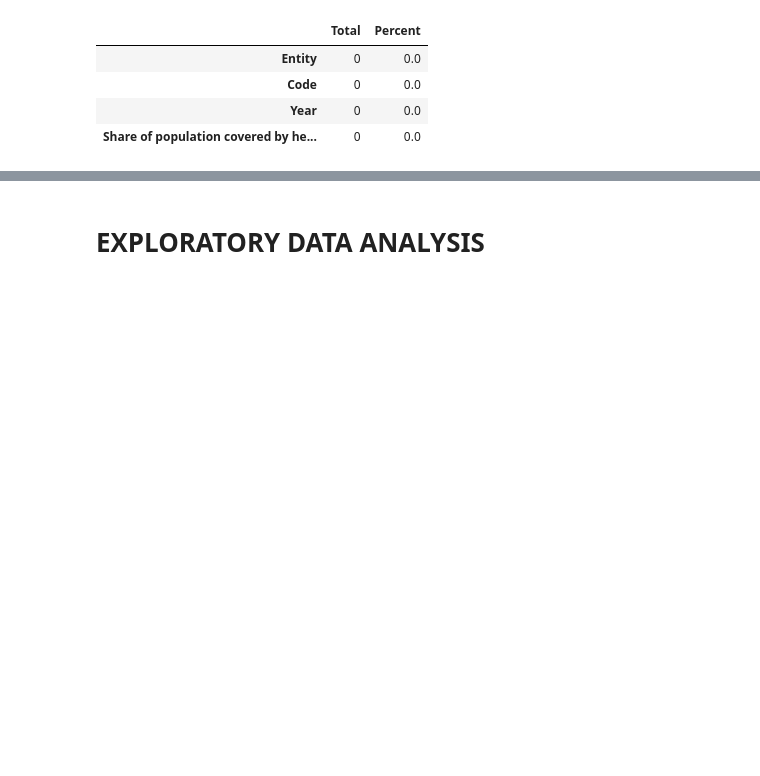
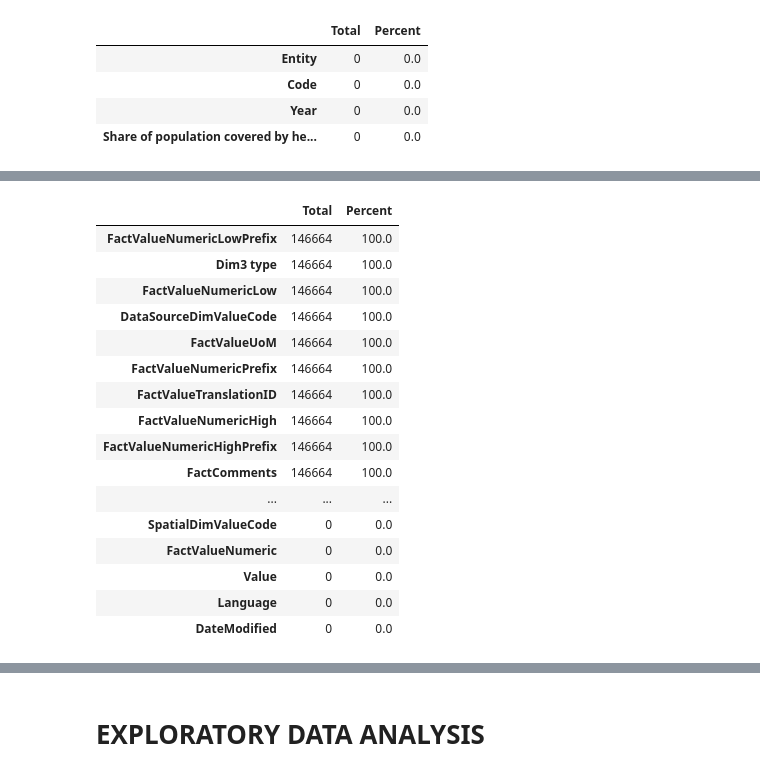
Before and after one commit to GeamXD/A-Case-Study-On-Child-And-Infant-Mortality, a Jupyter notebook: notebook.ipynb, the cells around one changed output, grey strips where cells are left out. Saved outputs shown, nothing was run; the diff lists cells and outputs as text; code cells hidden in the pictures; blank space fills up the shorter version.

```diff
--- a/notebook.ipynb
+++ b/notebook.ipynb
@@ -176,0 +524,21 @@ memory usage: 5.2+ KB
+# %%
+# Check for missing values in the causes_of_death dataset
+hp.missing_data(causes_of_death)
+# %% [output]
+|  | Total | Percent |
+| FactValueNumericLowPrefix | 146664 | 100.0 |
+| Dim3 type | 146664 | 100.0 |
+| FactValueNumericLow | 146664 | 100.0 |
+| DataSourceDimValueCode | 146664 | 100.0 |
+| FactValueUoM | 146664 | 100.0 |
+| FactValueNumericPrefix | 146664 | 100.0 |
+| FactValueTranslationID | 146664 | 100.0 |
+| FactValueNumericHigh | 146664 | 100.0 |
+| FactValueNumericHighPrefix | 146664 | 100.0 |
+| FactComments | 146664 | 100.0 |
+| ... | ... | ... |
+| SpatialDimValueCode | 0 | 0.0 |
+| FactValueNumeric | 0 | 0.0 |
+| Value | 0 | 0.0 |
+| Language | 0 | 0.0 |
+| DateModified | 0 | 0.0 |
```
Also changed, not shown: parts of 40 cells of this notebook, 1 other file.
